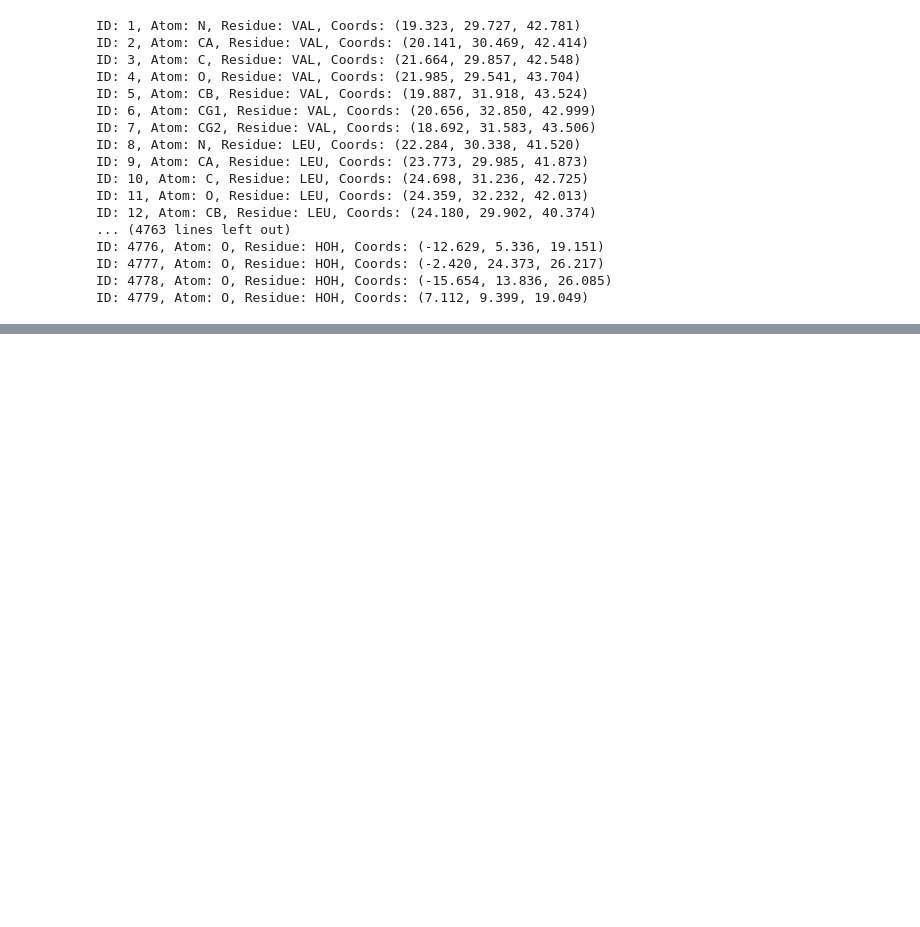
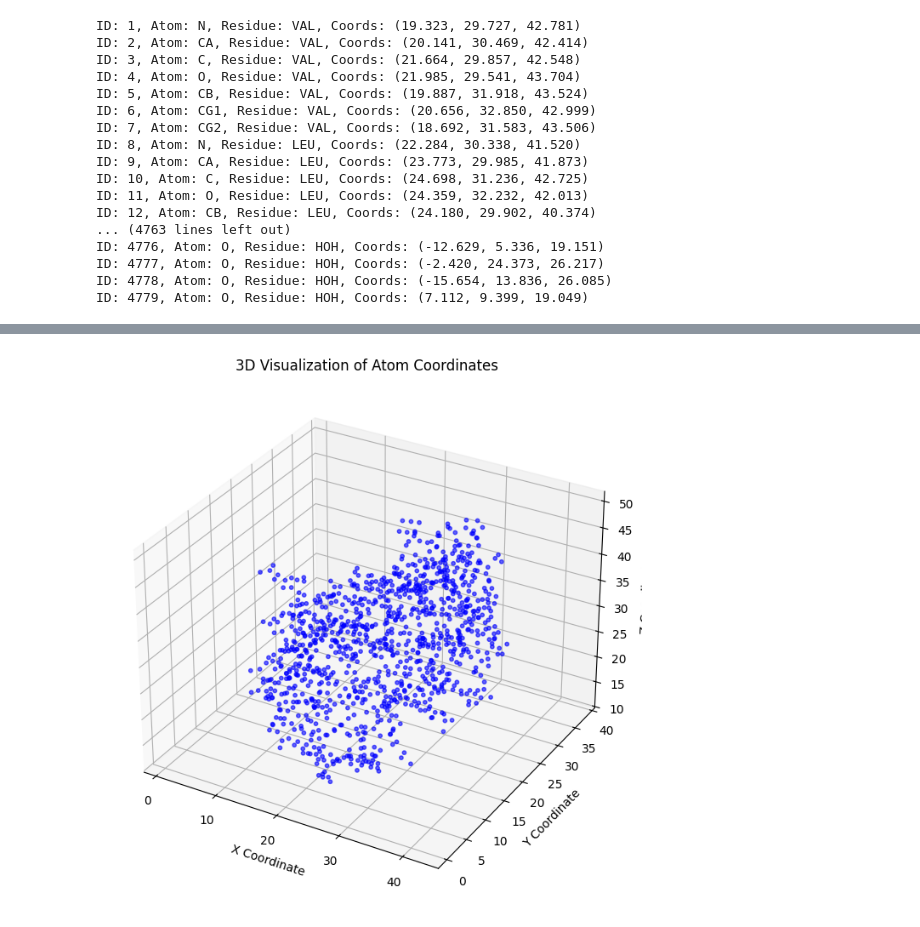
Before and after one commit to kbjung/Study, a Jupyter notebook: graduate_school/rcsb/test_xml_load.ipynb, the cells around one changed output, grey strips where cells are left out. Drawn from its saved outputs; the diff is of its cells as text; code cells hidden in the pictures; blank space fills up the shorter version.

```diff
--- a/graduate_school/rcsb/test_xml_load.ipynb
+++ b/graduate_school/rcsb/test_xml_load.ipynb
@@ -16,6 +16,14 @@ for atom_site in root.findall('.//PDBx:atom_site', namespaces):
     x = atom_site.find('PDBx:Cartn_x', namespaces).text
     y = atom_site.find('PDBx:Cartn_y', namespaces).text
     z = atom_site.find('PDBx:Cartn_z', namespaces).text
+
+    auth_asym_id = atom_site.find('PDBx:auth_asym_id', namespaces).text
+    auth_seq_id = atom_site.find('PDBx:auth_seq_id', namespaces).text
+    pdbx_PDB_model_num = atom_site.find('PDBx:pdbx_PDB_model_num', namespaces).text
+    label_entity_id = atom_site.find('PDBx:label_entity_id', namespaces).text
+
+    group_PDB = atom_site.find('PDBx:group_PDB', namespaces).text
+
     print(f'ID: {atom_id}, Atom: {atom_name}, Residue: {res_name}, Coords: ({x}, {y}, {z})')
 # %% [output]
 ID: 1, Atom: N, Residue: VAL, Coords: (19.323, 29.727, 42.781)
@@ -73,0 +58,9 @@ VAL: VALINE, Formula: C5 H11 N O2, Weight: 117.146
+# %%
+for atom_site in root.findall('.//PDBx:atom_site', namespaces)[:3]:
+    atom_id = atom_site.attrib.get('id')
+    atom_name = atom_site.find('PDBx:auth_atom_id', namespaces).text
+    res_name = atom_site.find('PDBx:auth_comp_id', namespaces).text
+    x = float(atom_site.find('PDBx:Cartn_x', namespaces).text)
+    y = float(atom_site.find('PDBx:Cartn_y', namespaces).text)
+    z = float(atom_site.find('PDBx:Cartn_z', namespaces).text)
+    print(type(atom_id), type(atom_name), type(res_name), type(x), type(y), type(z))
@@ -73,0 +202,3 @@ VAL: VALINE, Formula: C5 H11 N O2, Weight: 117.146
+# %%
+atom_df = df[df['group_PDB'] == 'ATOM']
+atom_df
@@ -73,0 +240,3 @@ VAL: VALINE, Formula: C5 H11 N O2, Weight: 117.146
+# %%
+group_A = atom_df[atom_df['auth_asym_id'] == 'A']
+group_A
@@ -73,0 +257,23 @@ VAL: VALINE, Formula: C5 H11 N O2, Weight: 117.146
+# %%
+from mpl_toolkits.mplot3d import Axes3D
+
+import matplotlib.pyplot as plt
+
+# 3D 시각화
+fig = plt.figure(figsize=(10, 8))
+ax = fig.add_subplot(111, projection='3d')
+
+# x, y, z 좌표로 산점도 그리기
+ax.scatter(group_A['x'], group_A['y'], group_A['z'], c='b', marker='o', s=10, alpha=0.6)
+
+# 축 레이블 설정
+ax.set_xlabel('X Coordinate')
+ax.set_ylabel('Y Coordinate')
+ax.set_zlabel('Z Coordinate')
+
+# 그래프 제목 설정
+ax.set_title('3D Visualization of Atom Coordinates')
+
+plt.show()
+# %% [output]
+[figure, added]
```
Also changed, not shown: parts of 17 cells of this notebook.
